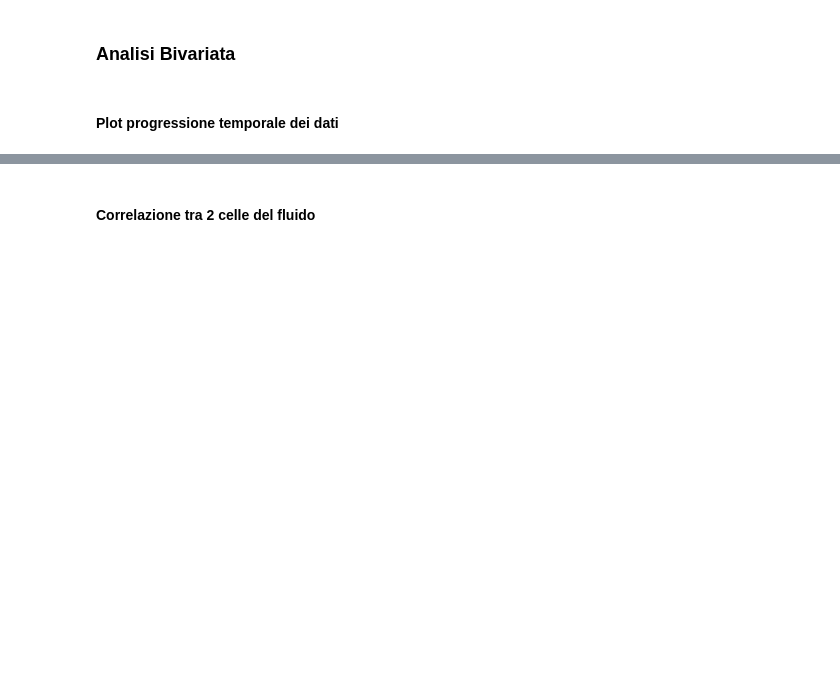
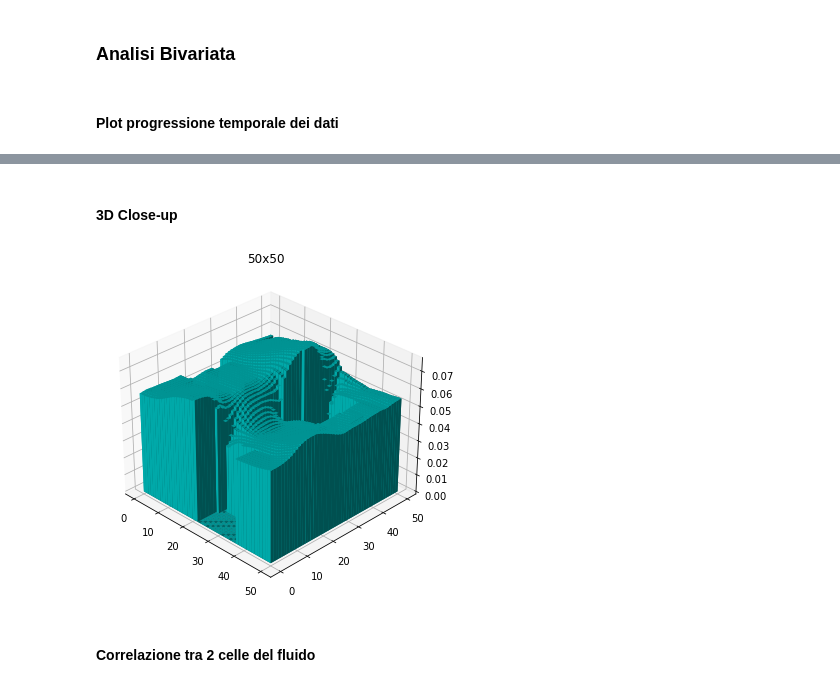
Before and after one commit to halixness/swe-nn-tesi, a Jupyter notebook: notebooks/03-data-understanding.ipynb, the cells around one changed output, grey strips where cells are left out. Saved outputs shown, nothing was run; the diff lists cells and outputs as text; code cells hidden in the pictures; blank space fills up the shorter version.

Commit message:
fine data analysis

```diff
--- a/notebooks/03-data-understanding.ipynb
+++ b/notebooks/03-data-understanding.ipynb
@@ -158,0 +157,3 @@ plot_map_timesteps(timesteps, 0, "DEP")
+# %% [markdown]
+
+#### 3D Close-up
@@ -159,3 +188,33 @@ plot_map_timesteps(timesteps, 0, "DEP")
+# %%
+import matplotlib.patches as patches
+
+# setup the figure and axes
+fig = plt.figure(figsize=(16, 6))
+ax1 = fig.add_subplot(121, projection='3d')
+
+size = 50
+centerx = int(timesteps.shape[2]/2)
+centery = int(timesteps.shape[3]/2)
+
+# Axis data
+_x = np.arange(size)
+_y = np.arange(size)
+_xx, _yy = np.meshgrid(_x, _y)
+x, y = _xx.ravel(), _yy.ravel()
+
+
+# Depths as heights
+top = timesteps[50, 0, int(centerx-size/2):int(centerx+size/2), int(centery-size/2):int(centery+size/2)].flatten()
+bottom = np.zeros_like(top)
+width = depth = 1
+
+ax1.view_init(30, -45)
+ax1.bar3d(x, y, bottom, width, depth, top, shade=True, color='c')
+ax1.set_title('{}x{}'.format(size, size))
+
+plt.show()
+# %% [output]
+[figure, added]
 # %%
 # plot_map_timesteps(timesteps, 1, "VVX")
 # %%
```
Also changed, not shown: parts of 11 cells of this notebook, 1 other file.
